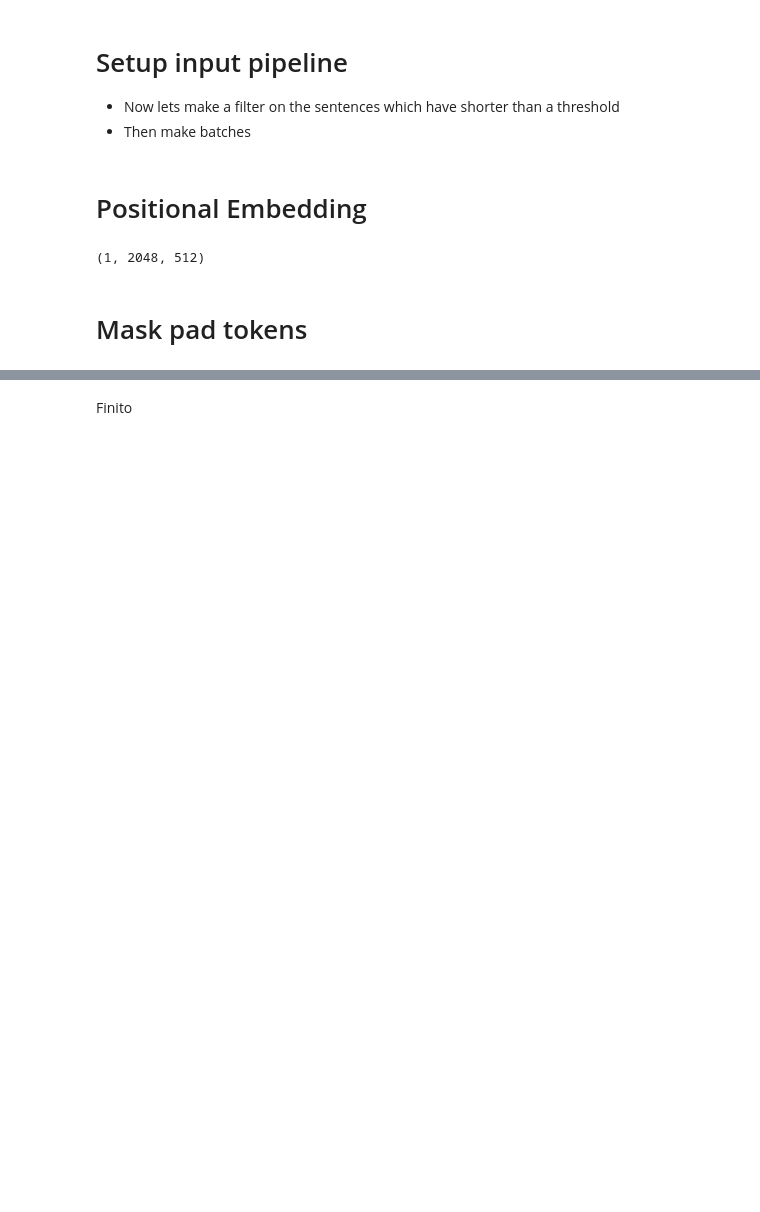
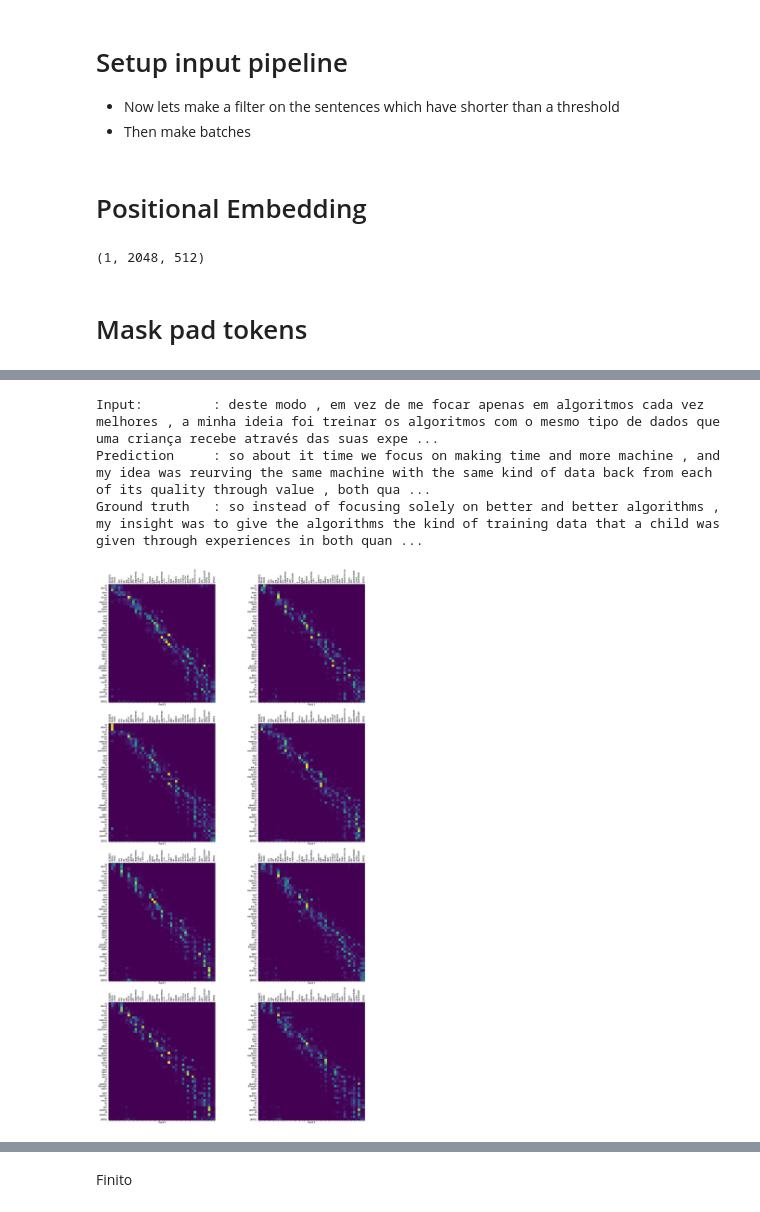
Before and after one commit to nahbos/AUT-Neural-Networks, a Jupyter notebook: HW08/HW08.ipynb, the cells around one changed output, grey strips where cells are left out. Cells and saved outputs as stored; diff of their text form; code cells hidden in the pictures; blank space fills up the shorter version.

```diff
--- a/HW08/HW08.ipynb
+++ b/HW08/HW08.ipynb
@@ -627,3 +652,16 @@ Ground truth   : this is a problem we have to solve .
+# %%
+sentence = 'deste modo , em vez de me focar apenas em algoritmos cada vez melhores , a minha ideia foi treinar os algoritmos com o mesmo tipo de dados que uma criança recebe através das suas experiências , tanto em quantidade como qualidade .'
+ground_truth = 'so instead of focusing solely on better and better algorithms , my insight was to give the algorithms the kind of training data that a child was given through experiences in both quantity and quality .'
+
+translated_text, translated_tokens, attention_weights = translator(
+    tf.constant(sentence))
+print_translation(sentence, translated_text, ground_truth)
+plot_attention_weights(sentence, translated_tokens, attention_weights['decoder_layer4_block2'][0])
+# %% [output]
+Input:         : deste modo , em vez de me focar apenas em algoritmos cada vez melhores , a minha ideia foi treinar os algoritmos com o mesmo tipo de dados que uma criança recebe através das suas expe ...
+Prediction     : so about it time we focus on making time and more machine , and my idea was reurving the same machine with the same kind of data back from each of its quality through value , both qua ...
+Ground truth   : so instead of focusing solely on better and better algorithms , my insight was to give the algorithms the kind of training data that a child was given through experiences in both quan ...
+[figure, added]
 # %%
 for pt_sentences, en_sentences in x_test.shuffle(BUFFER_SIZE).batch(20).take(1):
   for pt, en in zip(pt_sentences.numpy(), en_sentences.numpy()):
```
Also changed, not shown: parts of 14 cells of this notebook.
